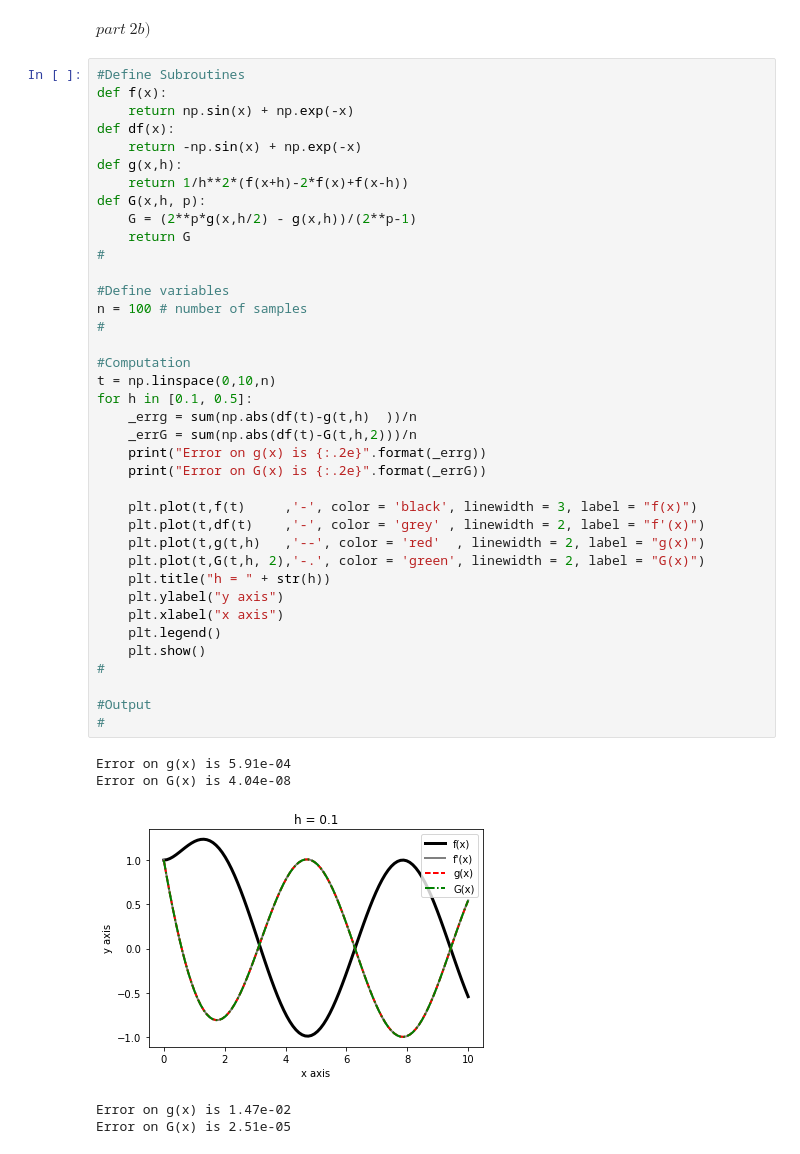
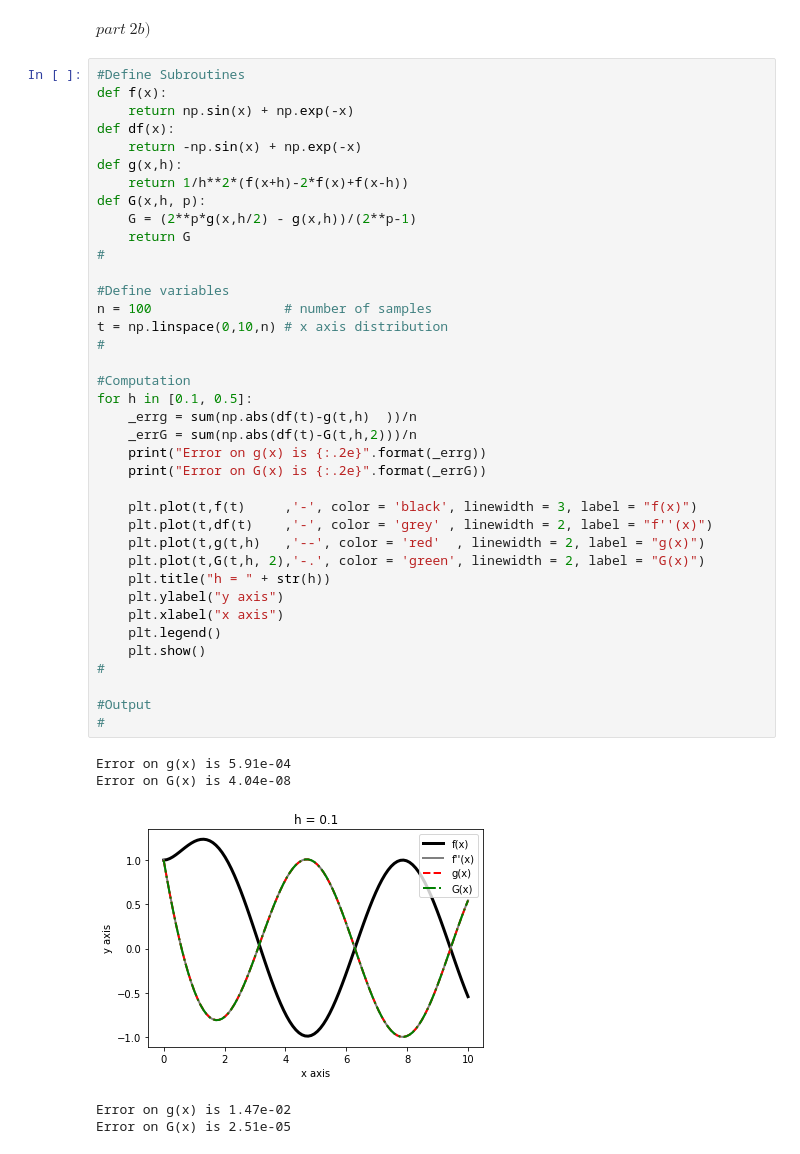
Before and after one commit to FHomewood/ScientificComputing, a Jupyter notebook: Assessment_2/Problem_2.ipynb, the cells around one changed output. Drawn from its saved outputs; the diff is of its cells as text.

```diff
--- a/Assessment_2/Problem_2.ipynb
+++ b/Assessment_2/Problem_2.ipynb
@@ -49,36 +51,36 @@ def g(x,h):
 def G(x,h, p):
     G = (2**p*g(x,h/2) - g(x,h))/(2**p-1)
     return G
 #
 
 #Define variables
-n = 100 # number of samples
+n = 100                 # number of samples
+t = np.linspace(0,10,n) # x axis distribution
 #
 
 #Computation
-t = np.linspace(0,10,n)
 for h in [0.1, 0.5]:
     _errg = sum(np.abs(df(t)-g(t,h)  ))/n
     _errG = sum(np.abs(df(t)-G(t,h,2)))/n
     print("Error on g(x) is {:.2e}".format(_errg))
     print("Error on G(x) is {:.2e}".format(_errG))
 
     plt.plot(t,f(t)     ,'-', color = 'black', linewidth = 3, label = "f(x)")
-    plt.plot(t,df(t)    ,'-', color = 'grey' , linewidth = 2, label = "f'(x)")
+    plt.plot(t,df(t)    ,'-', color = 'grey' , linewidth = 2, label = "f''(x)")
     plt.plot(t,g(t,h)   ,'--', color = 'red'  , linewidth = 2, label = "g(x)")
     plt.plot(t,G(t,h, 2),'-.', color = 'green', linewidth = 2, label = "G(x)")
     plt.title("h = " + str(h))
     plt.ylabel("y axis")
     plt.xlabel("x axis")
     plt.legend()
     plt.show()
 #
 
 #Output
 #
 # %% [output]
 Error on g(x) is 5.91e-04
 Error on G(x) is 4.04e-08
-[figure, old version]
+[figure, new version]
 Error on g(x) is 1.47e-02
 Error on G(x) is 2.51e-05
```
Also changed, not shown: parts of 2 cells of this notebook, 3 other files.
